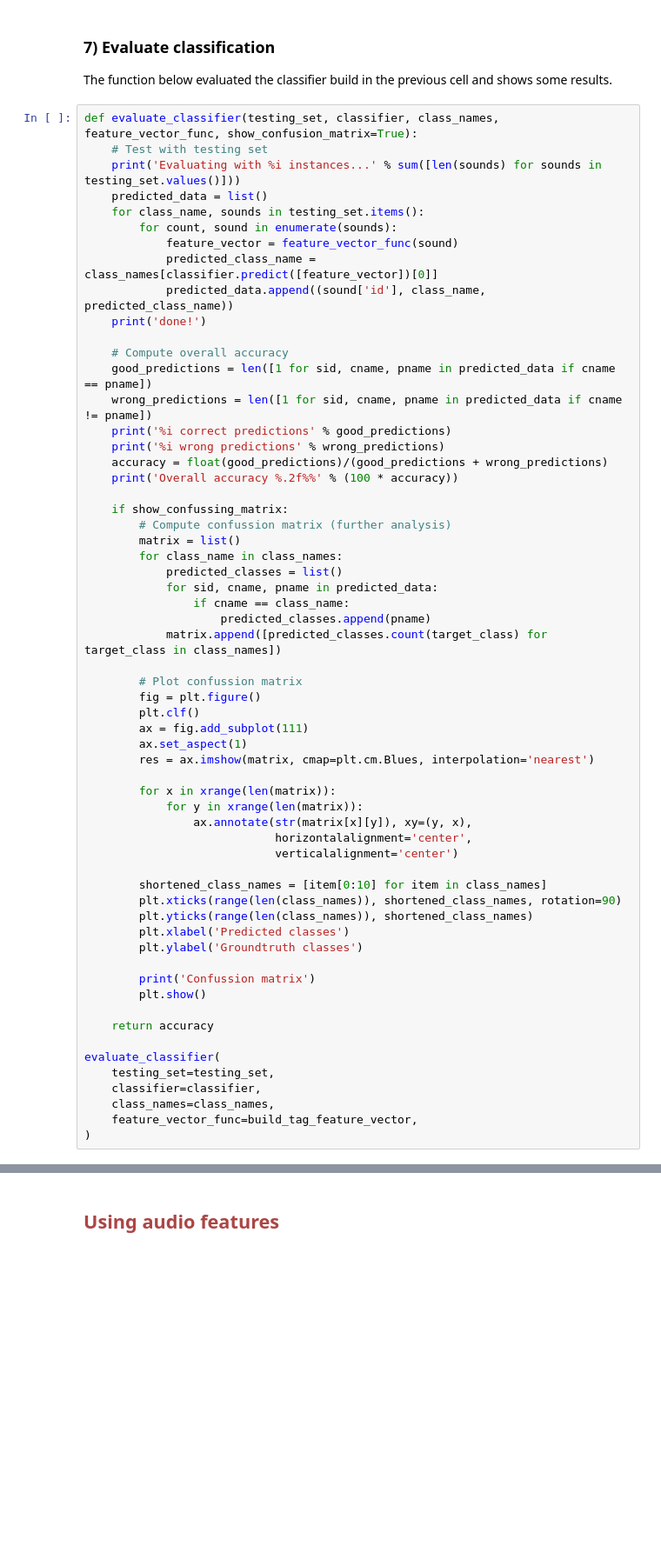
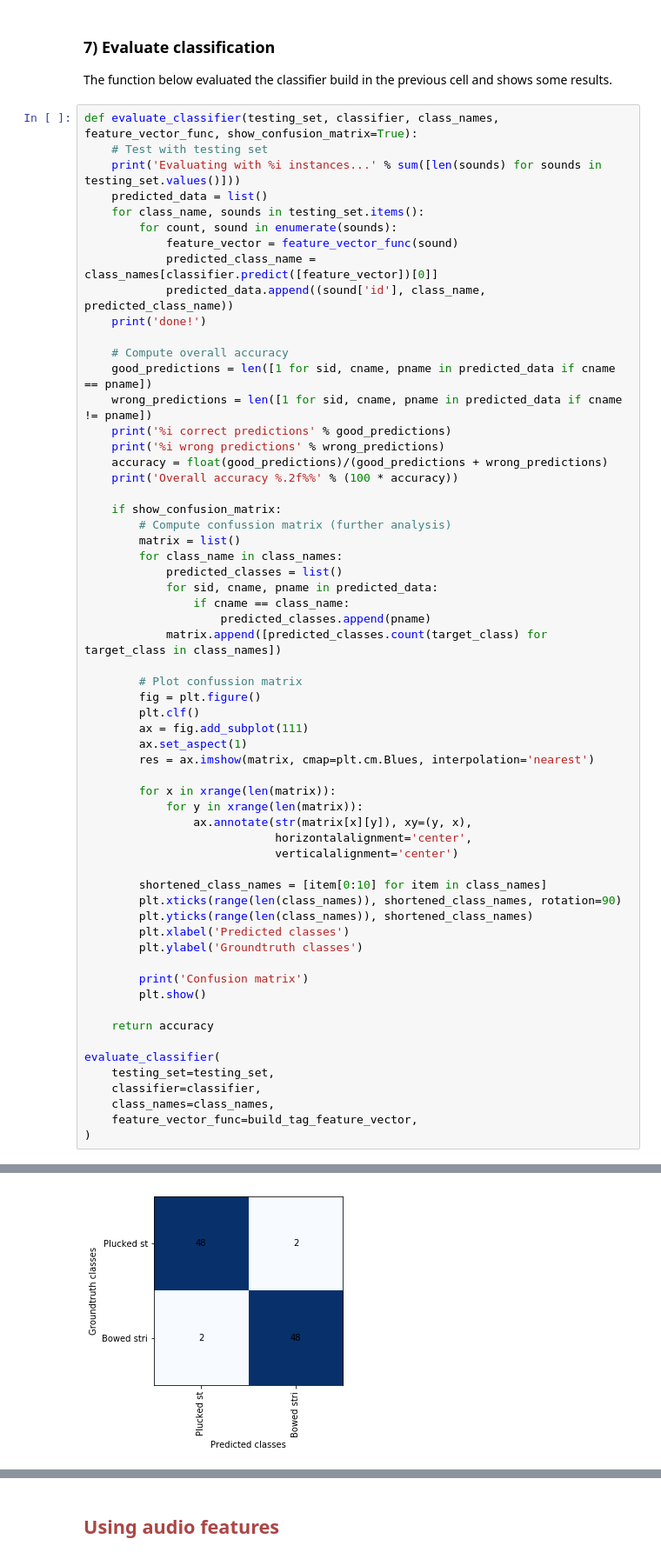
Before and after one commit to kamalsky/MIRCourse, a Jupyter notebook: amplab/freesound/Part B - Classification.ipynb, the cells around one changed output, grey strips where cells are left out. Shown at 87% size. Cells and saved outputs as stored; diff of their text form; blank space fills up the shorter version.

```diff
--- a/amplab/freesound/Part B - Classification.ipynb
+++ b/amplab/freesound/Part B - Classification.ipynb
@@ -256,7 +258,7 @@ def evaluate_classifier(testing_set, classifier, class_names, feature_vector_fun
     accuracy = float(good_predictions)/(good_predictions + wrong_predictions)
     print('Overall accuracy %.2f%%' % (100 * accuracy))
 
-    if show_confussing_matrix:
+    if show_confusion_matrix:
         # Compute confussion matrix (further analysis)
         matrix = list()
         for class_name in class_names:
@@ -285,7 +287,7 @@ def evaluate_classifier(testing_set, classifier, class_names, feature_vector_fun
         plt.xlabel('Predicted classes')
         plt.ylabel('Groundtruth classes')
 
-        print('Confussion matrix')
+        print('Confusion matrix')
         plt.show()
 
     return accuracy
@@ -300,0 +308 @@ Evaluating with 100 instances...
+[figure, added]
```
Also changed, not shown: parts of 10 cells of this notebook, 2 other files.
